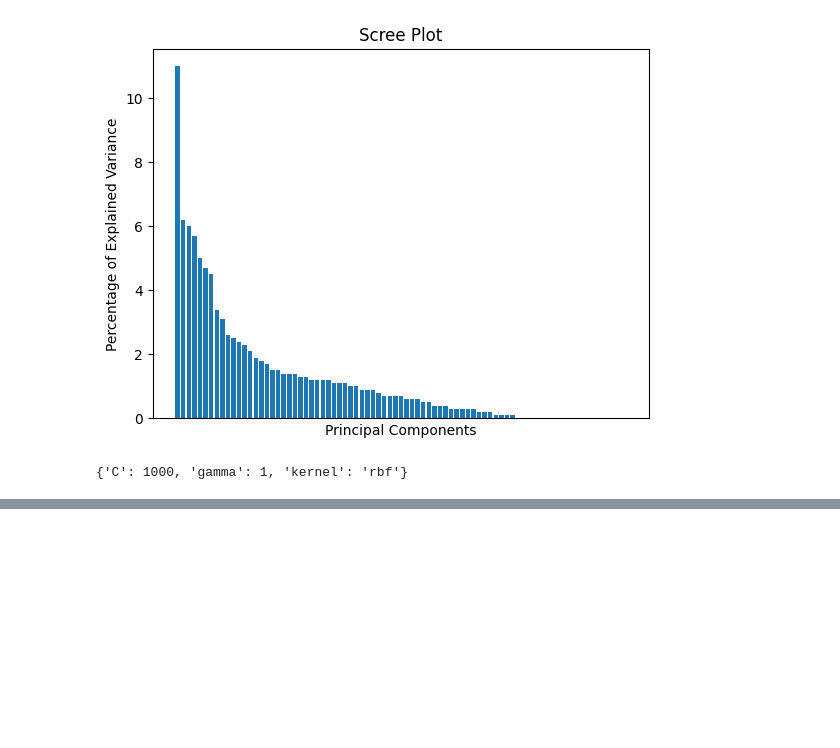
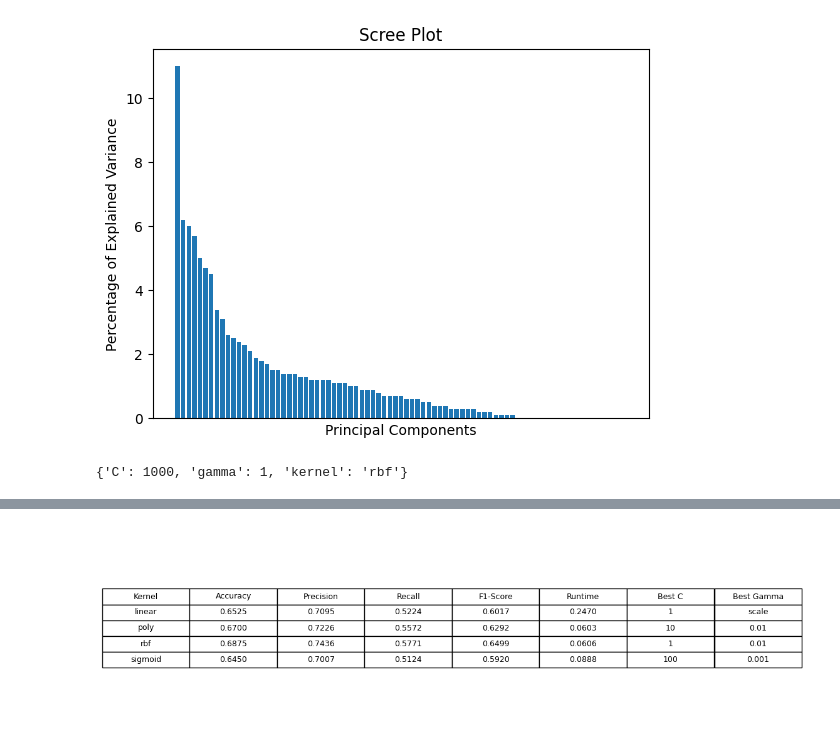
Before and after one commit to mcollinsece/cpsc-8420-advanced-machine-learning, a Jupyter notebook: Final_project/credit_card_default.ipynb, the cells around one changed output, grey strips where cells are left out. Cells and saved outputs as stored; diff of their text form; code cells hidden in the pictures; blank space fills up the shorter version.

```diff
--- a/Final_project/credit_card_default.ipynb
+++ b/Final_project/credit_card_default.ipynb
@@ -322,0 +325,70 @@ plt.show()
+# %%
+# Import additional required libraries
+from sklearn.metrics import accuracy_score
+from sklearn.metrics import precision_score
+from sklearn.metrics import recall_score
+from sklearn.metrics import f1_score
+import time
+
+kernels = ['linear', 'poly', 'rbf', 'sigmoid']
+results = []
+
+for kernel in kernels:
+    print(f"Optimizing kernel: {kernel}")
+
+    param_grid = {
+        'C': [0.1, 1, 10, 100],
+        'gamma': [0.001, 0.01, 0.1, 1] if kernel != 'linear' else ['scale'],
+        'kernel': [kernel]
+    }
+
+    grid_search = GridSearchCV(SVC(random_state=42), param_grid, cv=5, scoring='accuracy', verbose=0)
+    grid_search.fit(X_train_scaled, y_train)
+
+    best_params = grid_search.best_params_
+    print(f"Best parameters for {kernel}: {best_params}")
+
+    start_time = time.time()
+    clf = SVC(random_state=42, C=best_params['C'], gamma=best_params.get('gamma', 'scale'), kernel=kernel)
+    clf.fit(X_train_scaled, y_train)
+    end_time = time.time()
+
+    y_pred = clf.predict(X_test_scaled)
+    acc = accuracy_score(y_test, y_pred)
+    precision = precision_score(y_test, y_pred, zero_division=0)
+    recall = recall_score(y_test, y_pred, zero_division=0)
+    f1 = f1_score(y_test, y_pred, zero_division=0)
+
+    results.append({
+        'Kernel': kernel,
+        'Accuracy': f"{acc:.4f}",
+        'Precision': f"{precision:.4f}",
+        'Recall': f"{recall:.4f}",
+        'F1-Score': f"{f1:.4f}",
+        'Runtime': f"{(end_time - start_time):.4f}",
+        'Best C': str(best_params['C']),
+        'Best Gamma': str(best_params.get('gamma', 'N/A'))
+    })
+
+results_df = pd.DataFrame(results)
+print("\nKernel Comparison Results:")
+print(results_df)
+
+fig, ax = plt.subplots(figsize=(12, 4))
+ax.axis('off')
+
+table = ax.table(cellText=results_df.values,
+                colLabels=results_df.columns,
+                cellLoc='center',
+                loc='center')
+
+table.auto_set_font_size(False)
+table.set_fontsize(9)
+table.scale(1.2, 1.5)
+
+plt.savefig('kernel_comparison_results.png',
+            dpi=300,
+            bbox_inches='tight',
+            pad_inches=0.1)
+plt.show()
+# %% [output]
@@ -322,0 +410 @@ plt.show()
+[figure, added]
```
Also changed, not shown: parts of 6 cells of this notebook, 13 other files.
